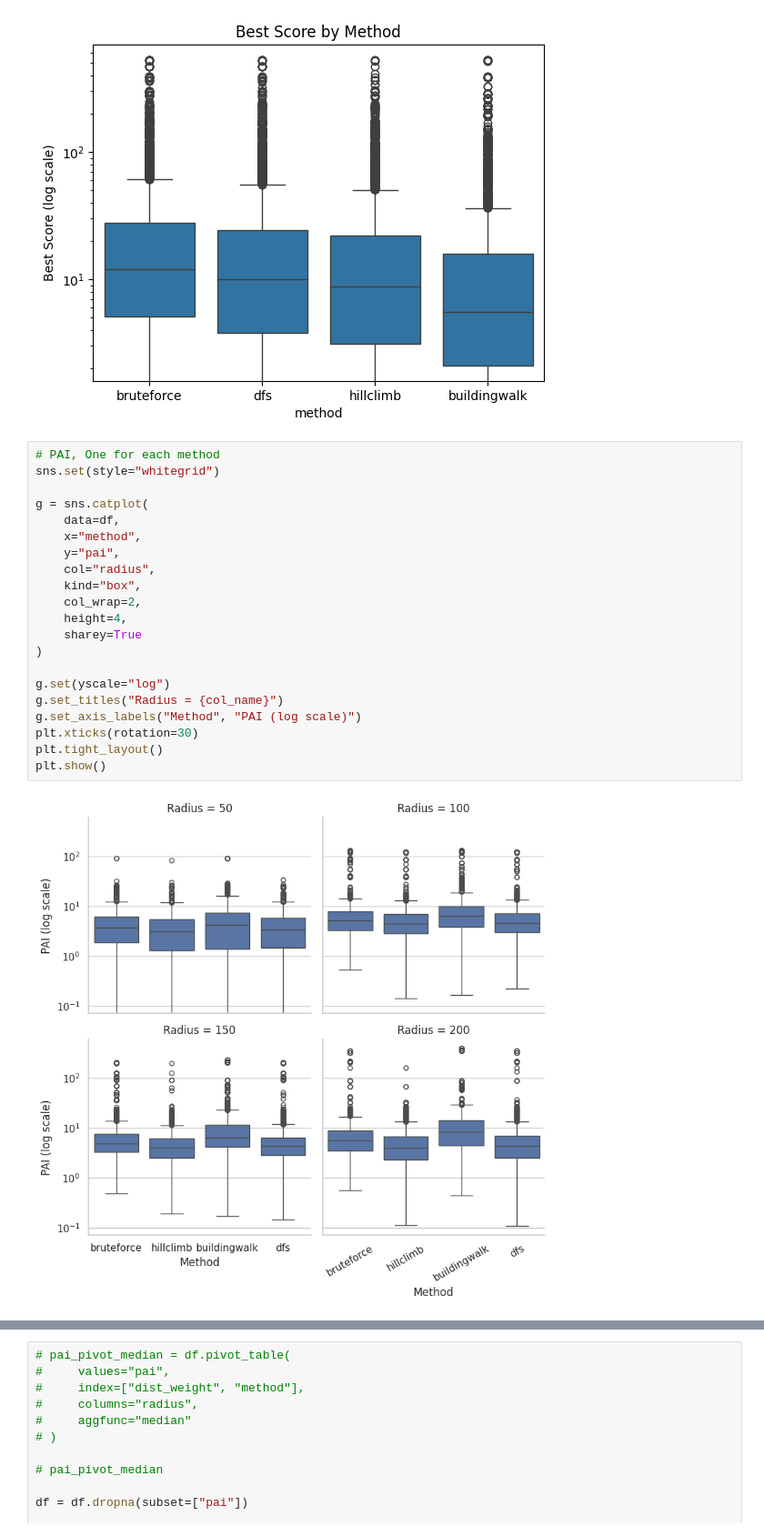
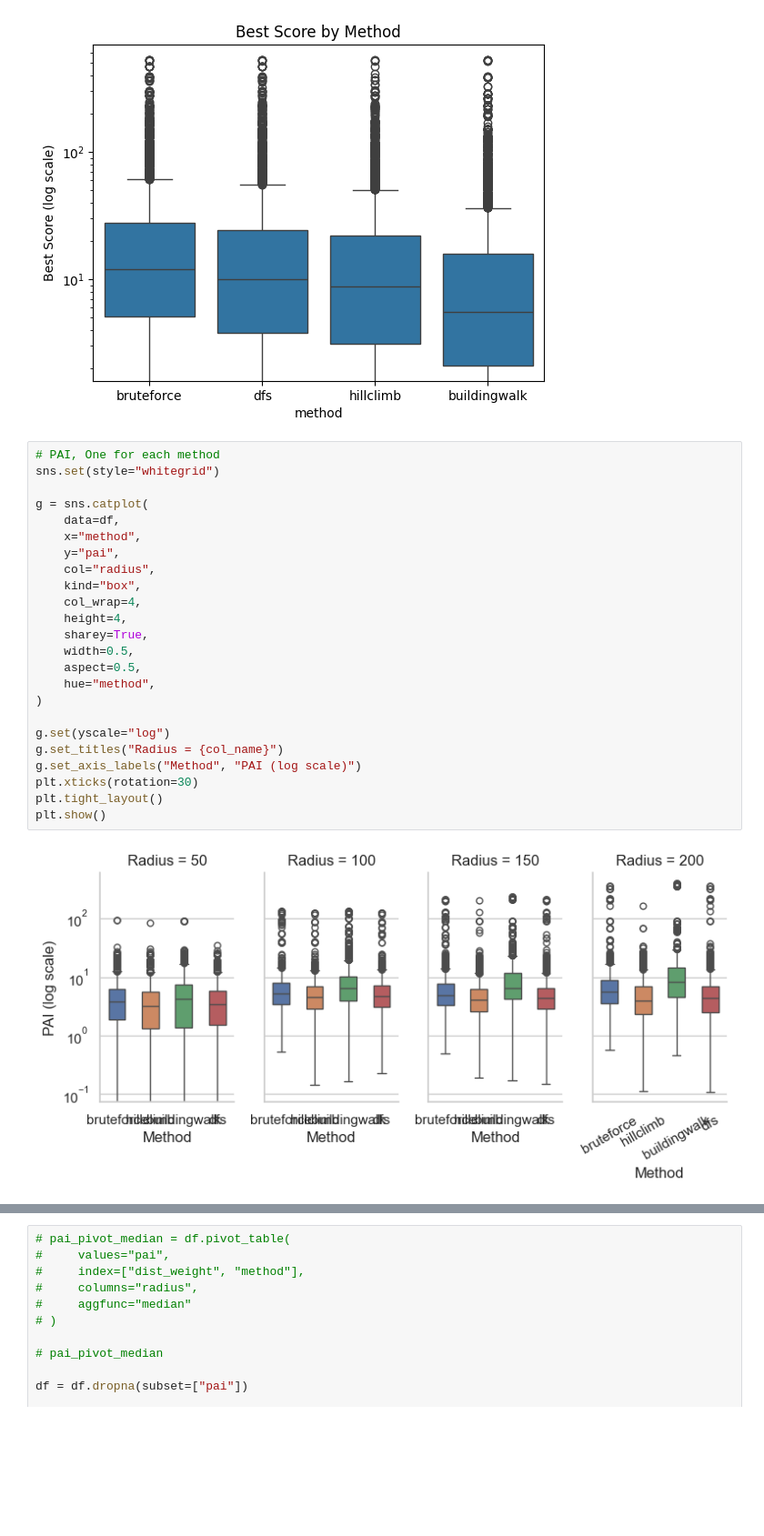
Before and after one commit to lewenhagen/AI_Enhanced_Method_for_Improved_CCTV_Camera_Placement, a Jupyter notebook: notebook.ipynb, the cells around one changed output, grey strips where cells are left out. Shown at 91% size. Drawn from its saved outputs; the diff is of its cells as text; blank space fills up the shorter version.

```diff
--- a/notebook.ipynb
+++ b/notebook.ipynb
@@ -76,23 +76,26 @@ plt.show()
 # %%
 # PAI, One for each method
 sns.set(style="whitegrid")
 
 g = sns.catplot(
     data=df,
     x="method",
     y="pai",
     col="radius",
     kind="box",
-    col_wrap=2,
+    col_wrap=4,
     height=4,
-    sharey=True
+    sharey=True,
+    width=0.5,
+    aspect=0.5,
+    hue="method",
 )
 
 g.set(yscale="log")
 g.set_titles("Radius = {col_name}")
 g.set_axis_labels("Method", "PAI (log scale)")
 plt.xticks(rotation=30)
 plt.tight_layout()
 plt.show()
 # %% [output]
-[figure, old version]
+[figure, new version]
```
Also changed, not shown: parts of 6 cells of this notebook.
